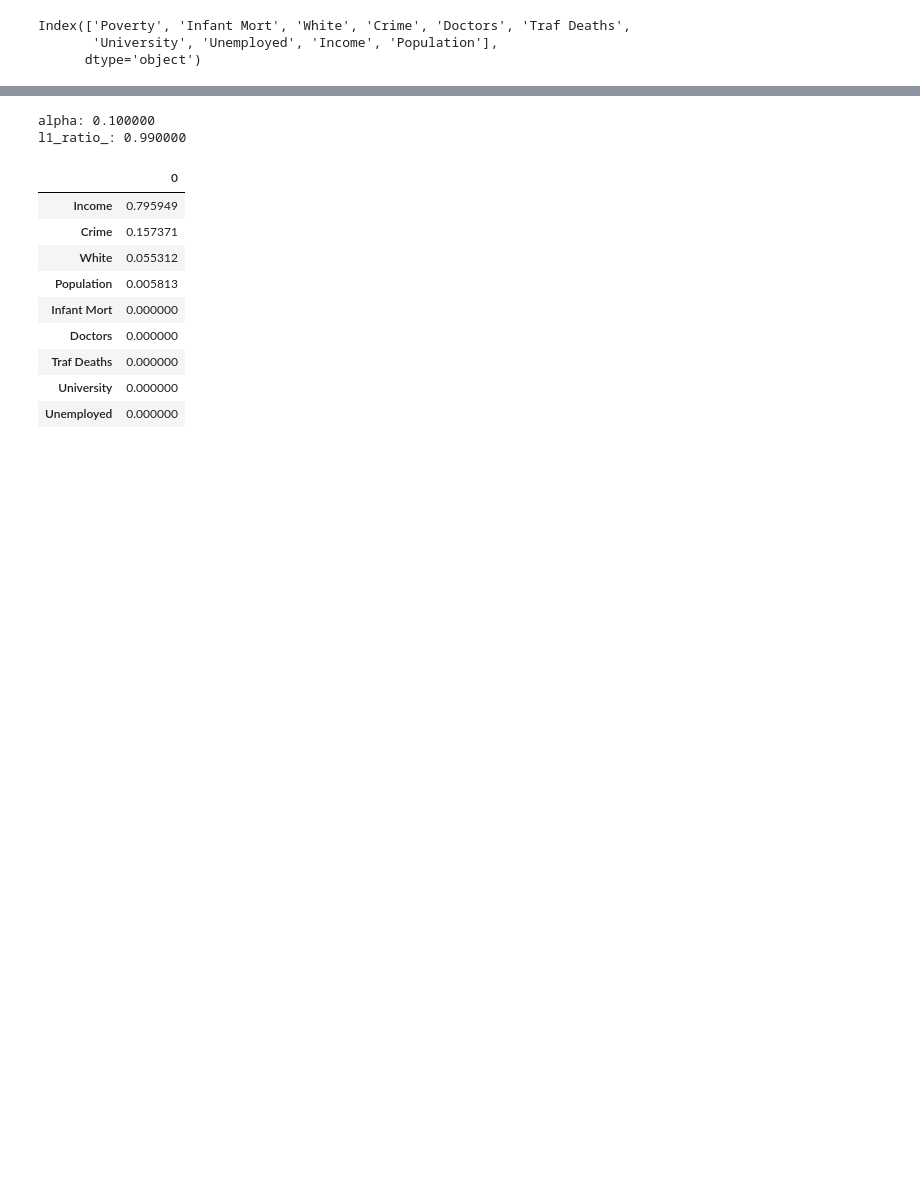
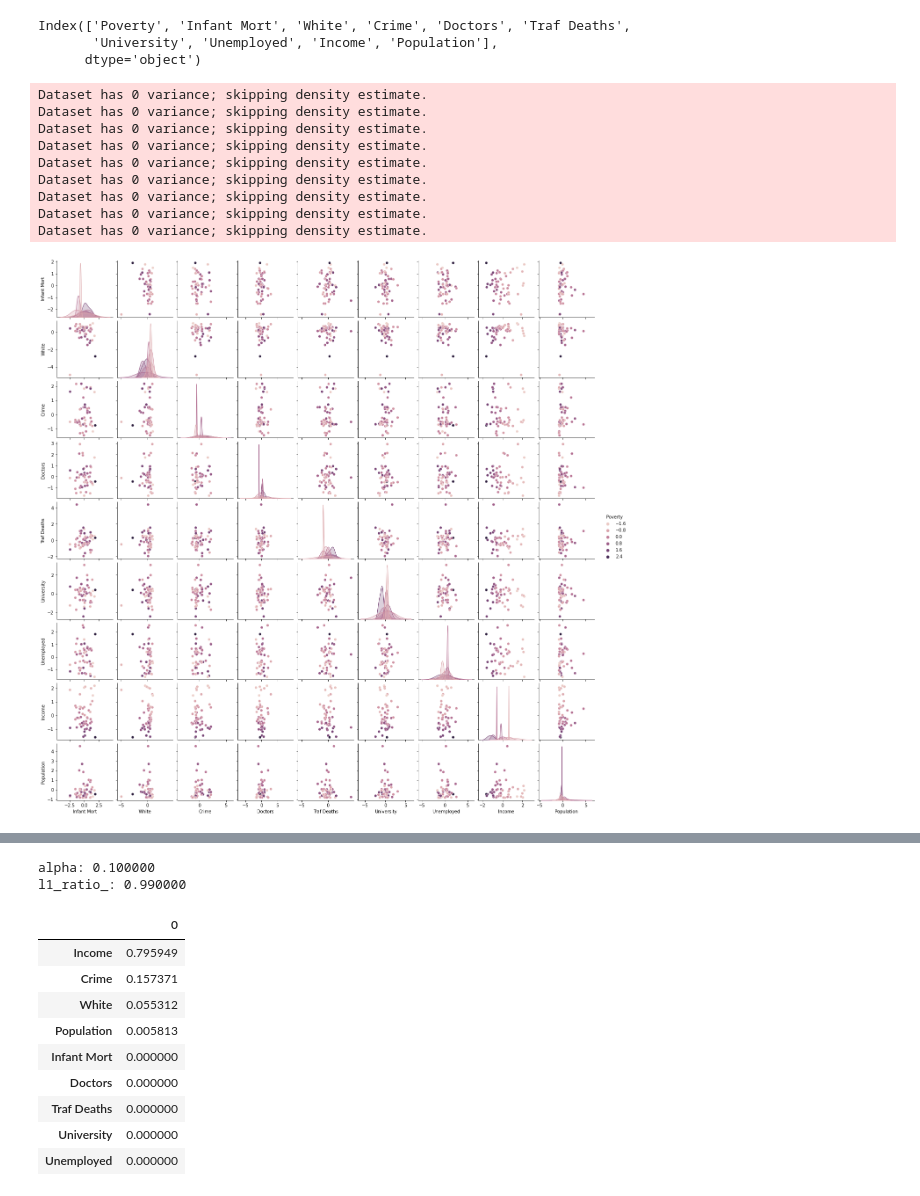
Before and after one commit to webclinic017/Python-Stock-1, a Jupyter notebook: DBScan-ElasticNet.ipynb, the cells around one changed output, grey strips where cells are left out. Drawn from its saved outputs; the diff is of its cells as text; code cells hidden in the pictures; blank space fills up the shorter version.

```diff
--- a/DBScan-ElasticNet.ipynb
+++ b/DBScan-ElasticNet.ipynb
@@ -66,3 +64,16 @@ data.to_csv("/mnt/distvol/data.csv",index=False)
 Index(['Poverty', 'Infant Mort', 'White', 'Crime', 'Doctors', 'Traf Deaths',
        'University', 'Unemployed', 'Income', 'Population'],
       dtype='object')
+# %%
+sns.pairplot(data, hue='Poverty', height=2);
+# %% [output]
+Dataset has 0 variance; skipping density estimate.
+Dataset has 0 variance; skipping density estimate.
+Dataset has 0 variance; skipping density estimate.
+Dataset has 0 variance; skipping density estimate.
+Dataset has 0 variance; skipping density estimate.
+Dataset has 0 variance; skipping density estimate.
+Dataset has 0 variance; skipping density estimate.
+Dataset has 0 variance; skipping density estimate.
+Dataset has 0 variance; skipping density estimate.
+[figure, added]
```
Also changed, not shown: parts of 11 cells of this notebook, 1 other file.
